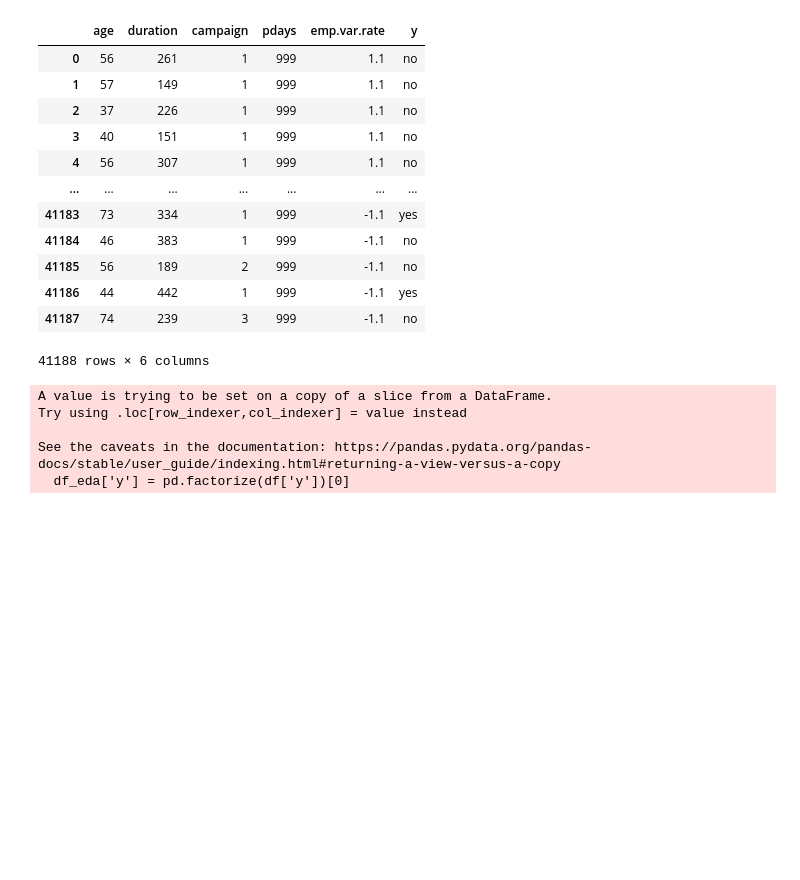
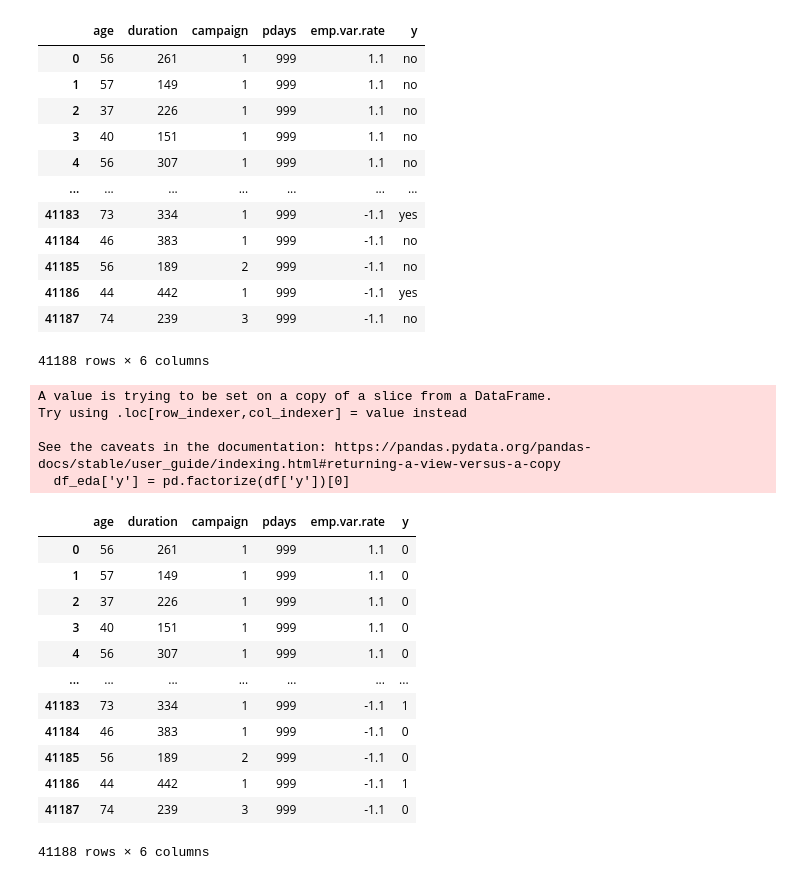
Before and after one commit to LuisCamachoRivero/Mi-Primer-modelo-ML, a Jupyter notebook: src/explore.ipynb, the cells around one changed output. Saved outputs shown, nothing was run; the diff lists cells and outputs as text; code cells hidden in the pictures; blank space fills up the shorter version.

```diff
--- a/src/explore.ipynb
+++ b/src/explore.ipynb
@@ -274,9 +437,23 @@ df_eda
 41188 rows × 6 columns
 # %%
 df_eda['y'] = pd.factorize(df['y'])[0]
+df_eda
 # %% [output]
 A value is trying to be set on a copy of a slice from a DataFrame.
 Try using .loc[row_indexer,col_indexer] = value instead
 
 See the caveats in the documentation: https://pandas.pydata.org/pandas-docs/stable/user_guide/indexing.html#returning-a-view-versus-a-copy
   df_eda['y'] = pd.factorize(df['y'])[0]
+|  | age | duration | campaign | pdays | emp.var.rate | y |
+| 0 | 56 | 261 | 1 | 999 | 1.1 | 0 |
+| 1 | 57 | 149 | 1 | 999 | 1.1 | 0 |
+| 2 | 37 | 226 | 1 | 999 | 1.1 | 0 |
+| 3 | 40 | 151 | 1 | 999 | 1.1 | 0 |
+| 4 | 56 | 307 | 1 | 999 | 1.1 | 0 |
+| ... | ... | ... | ... | ... | ... | ... |
+| 41183 | 73 | 334 | 1 | 999 | -1.1 | 1 |
+| 41184 | 46 | 383 | 1 | 999 | -1.1 | 0 |
+| 41185 | 56 | 189 | 2 | 999 | -1.1 | 0 |
+| 41186 | 44 | 442 | 1 | 999 | -1.1 | 1 |
+| 41187 | 74 | 239 | 3 | 999 | -1.1 | 0 |
+41188 rows × 6 columns
```
Also changed, not shown: parts of 27 cells of this notebook, 1 other file.
